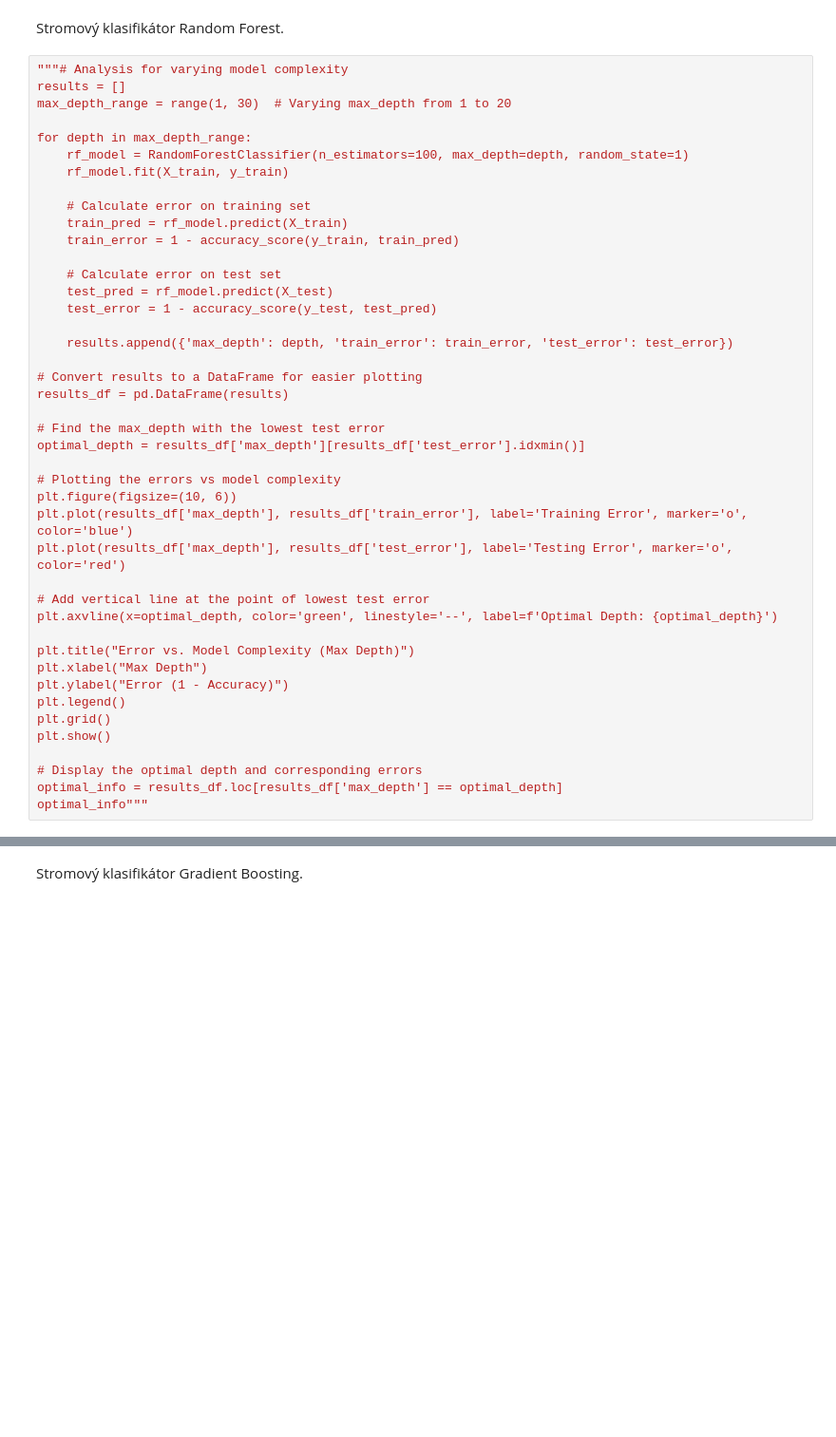
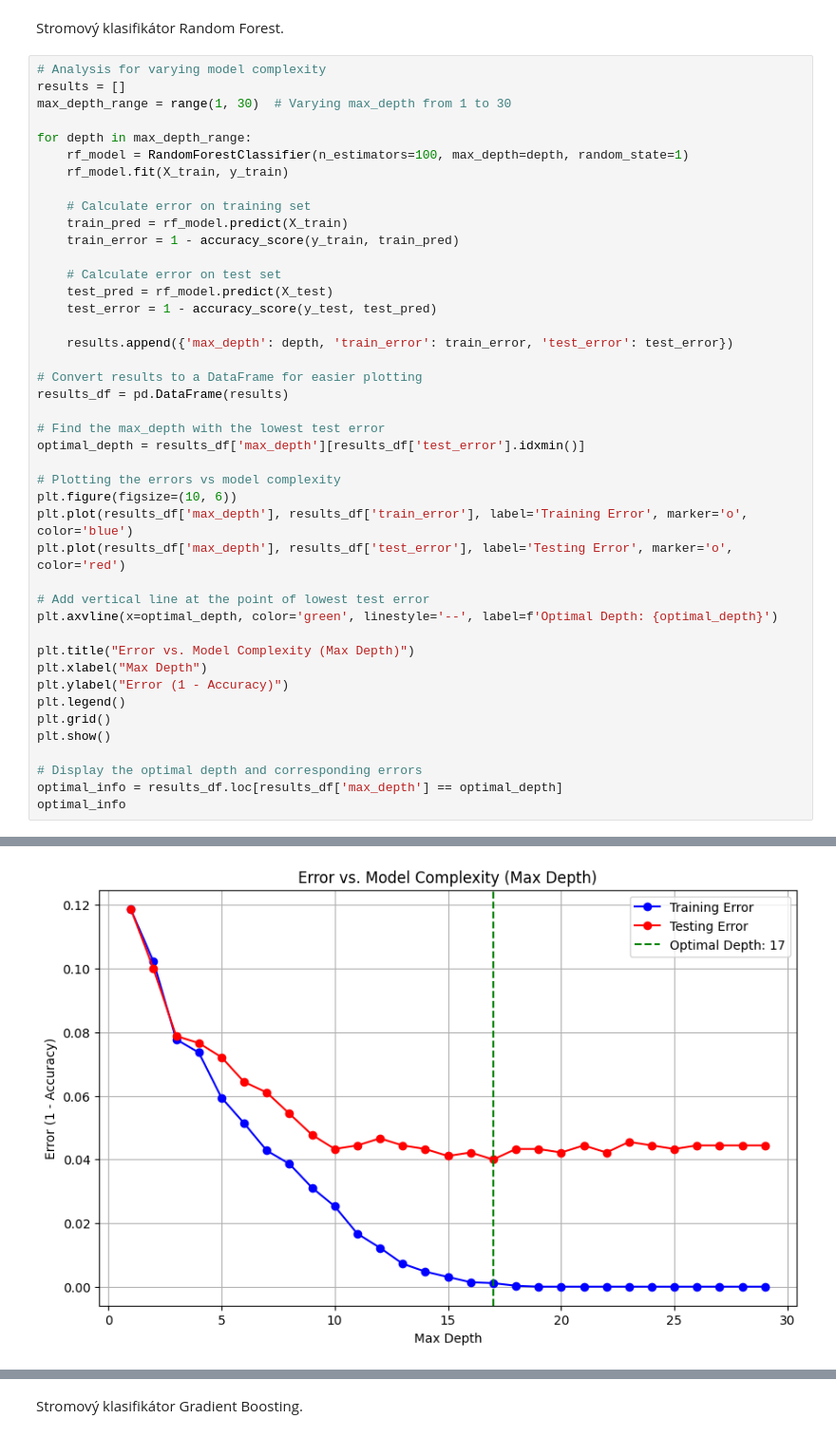
Before and after one commit to Brunokristi/Project_IAU, a Jupyter notebook: Phase_3.ipynb, the cells around one changed output, grey strips where cells are left out. Shown: that part at 95% size. Saved outputs shown, nothing was run; the diff lists cells and outputs as text; blank space fills up the shorter version.

```diff
--- a/Phase_3.ipynb
+++ b/Phase_3.ipynb
@@ -180,9 +194,9 @@ Overall Recall: 0.82031708749266
 # %% [markdown]
 Stromový klasifikátor Random Forest.
 # %%
-"""# Analysis for varying model complexity
+# Analysis for varying model complexity
 results = []
-max_depth_range = range(1, 30)  # Varying max_depth from 1 to 20
+max_depth_range = range(1, 30)  # Varying max_depth from 1 to 30
 
 for depth in max_depth_range:
     rf_model = RandomForestClassifier(n_estimators=100, max_depth=depth, random_state=1)
@@ -221,5 +235,5 @@ plt.show()
 
 # Display the optimal depth and corresponding errors
 optimal_info = results_df.loc[results_df['max_depth'] == optimal_depth]
-optimal_info"""
+optimal_info
 # %% [output]
@@ -226,0 +240 @@ optimal_info"""
+[figure, added]
```
Also changed, not shown: parts of 26 cells of this notebook.
